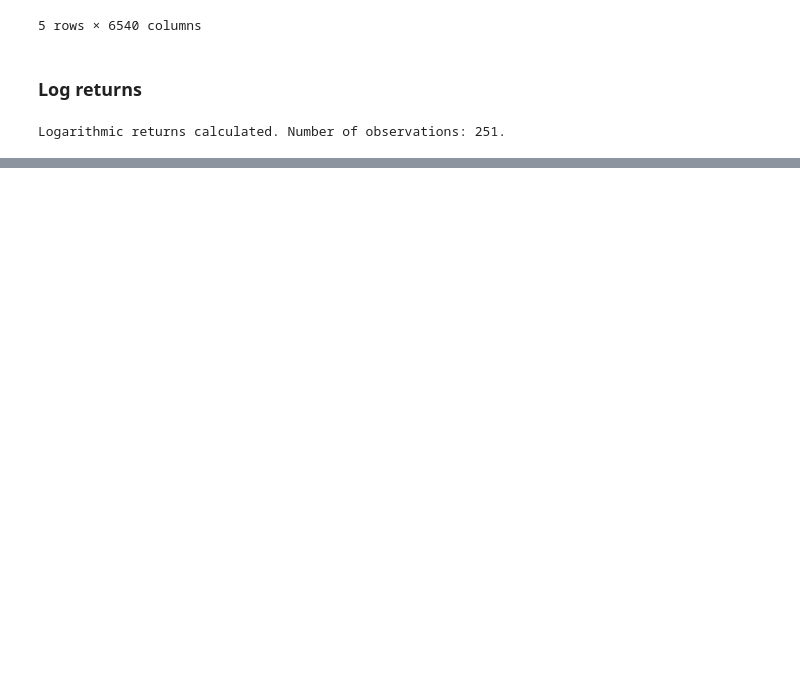
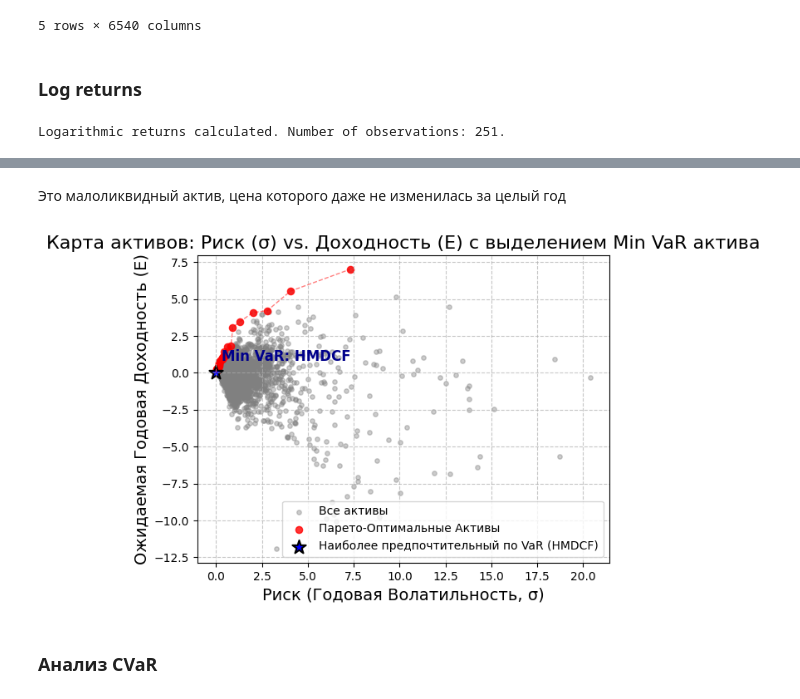
Before and after one commit to theMagusDev/NASDAQ-risk-return-analisys, a Jupyter notebook: static_analisys.ipynb, the cells around one changed output, grey strips where cells are left out. Drawn from its saved outputs; the diff is of its cells as text; code cells hidden in the pictures; blank space fills up the shorter version.

```diff
--- a/static_analisys.ipynb
+++ b/static_analisys.ipynb
@@ -38,0 +293,64 @@ Logarithmic returns calculated. Number of observations: 251.
+# %% [markdown]
+Это малоликвидный актив, цена которого даже не изменилась за целый год
+# %%
+plt.scatter(
+    asset_metrics['Risk (sigma)'],
+    asset_metrics['Expected Return (mu)'],
+    alpha=0.4,
+    s=15,
+    color='gray',
+    label='Все активы'
+)
+
+plt.scatter(
+    pareto_df['Risk (sigma)'],
+    pareto_df['Expected Return (mu)'],
+    alpha=0.8,
+    s=35,
+    color='red',
+    label='Парето-Оптимальные Активы'
+)
+
+plt.plot(
+    pareto_df['Risk (sigma)'],
+    pareto_df['Expected Return (mu)'],
+    color='red',
+    linestyle='--',
+    linewidth=1,
+    alpha=0.5
+)
+
+plt.scatter(
+    most_preferred_asset['Risk (sigma)'],
+    most_preferred_asset['Expected Return (mu)'],
+    alpha=1.0,
+    s=150,
+    color='blue',
+    marker='*',
+    edgecolors='black',
+    linewidths=1.5,
+    label=f'Наиболее предпочтительный по VaR ({most_preferred_asset.name})'
+)
+
+plt.annotate(
+    f'Min VaR: {most_preferred_asset.name}',
+    (most_preferred_asset['Risk (sigma)'], most_preferred_asset['Expected Return (mu)']),
+    textcoords="offset points",
+    xytext=(5, 10),
+    ha='left',
+    color='darkblue',
+    fontweight='bold',
+    fontsize=12
+)
+
+
+plt.title('Карта активов: Риск (σ) vs. Доходность (E) с выделением Min VaR актива', fontsize=16)
+plt.xlabel('Риск (Годовая Волатильность, σ)', fontsize=14)
+plt.ylabel('Ожидаемая Годовая Доходность (E)', fontsize=14)
+plt.grid(True, linestyle='--', alpha=0.7)
+plt.legend()
+plt.show()
+# %% [output]
+[figure, added]
+# %% [markdown]
+### Анализ CVaR
```
Also changed, not shown: parts of 13 cells of this notebook.
